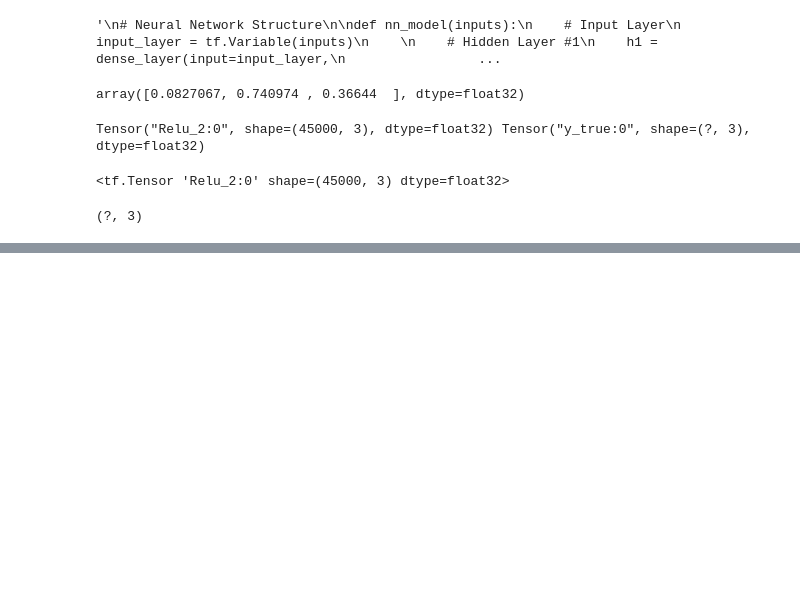
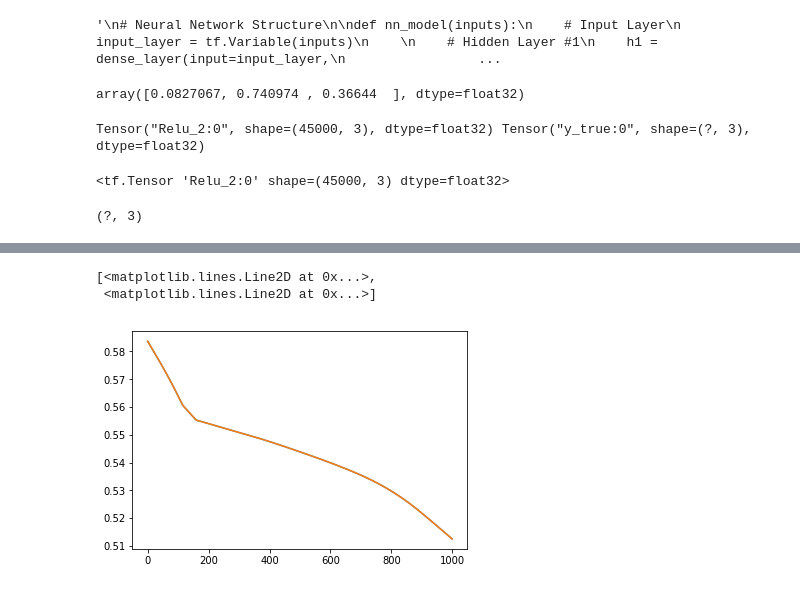
Before and after one commit to SaBuZa/TF-practice, a Jupyter notebook: Tensorflow/NN-2.0.ipynb, the cells around one changed output, grey strips where cells are left out. Drawn from its saved outputs; the diff is of its cells as text; code cells hidden in the pictures; blank space fills up the shorter version.

Commit message:
graph

```diff
--- a/Tensorflow/NN-2.0.ipynb
+++ b/Tensorflow/NN-2.0.ipynb
@@ -204,0 +205,6 @@ print (rmse_a)
+# %%
+plt.plot(list(enumerate(range(len(rmse_a)))),rmse_a)
+# %% [output]
+[<matplotlib.lines.Line2D at 0x...>,
+ <matplotlib.lines.Line2D at 0x...>]
+[figure, added]
```
Also changed, not shown: parts of 4 cells of this notebook.
